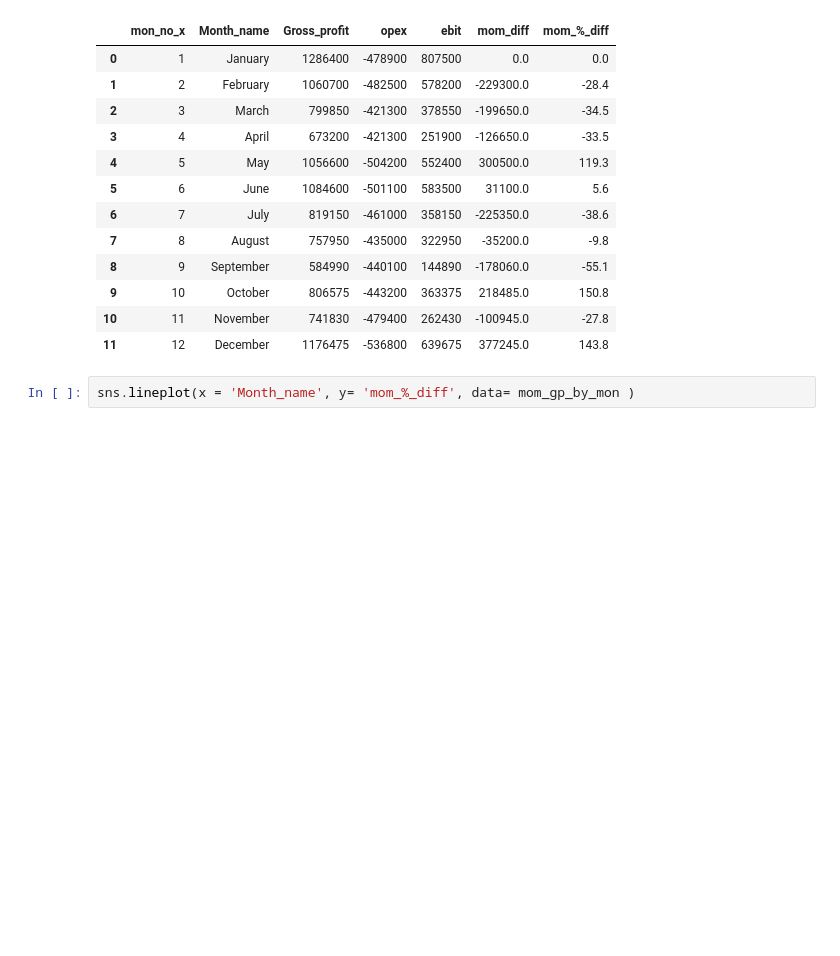
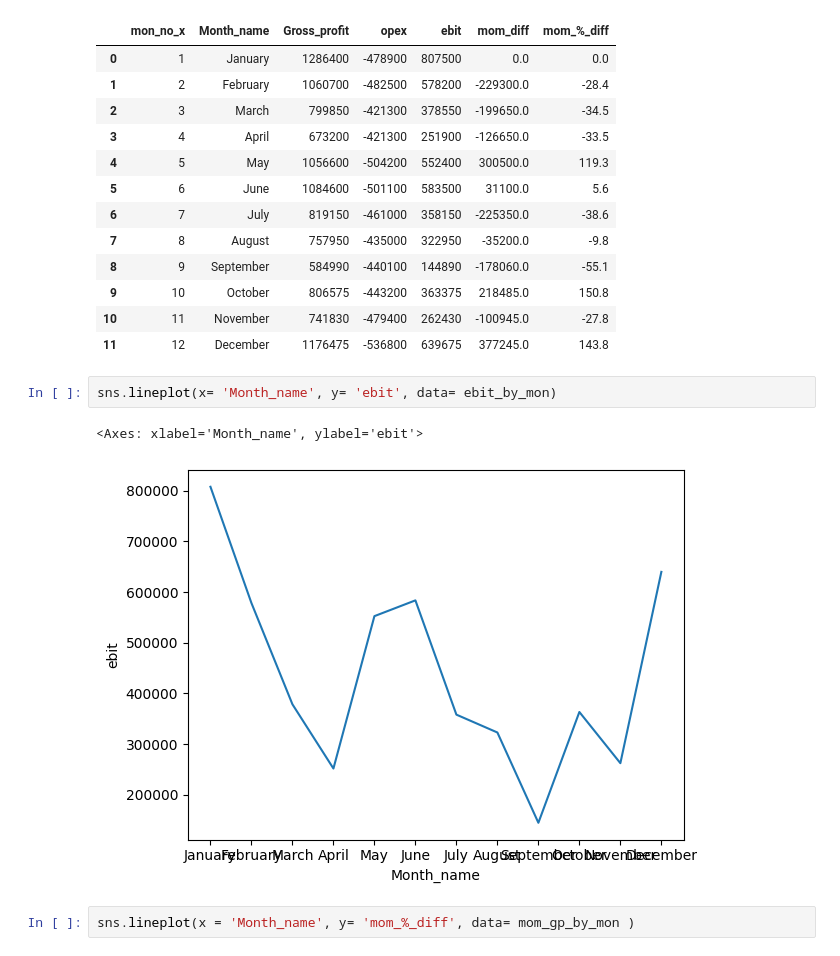
Before and after one commit to djibril968/Python_projects, a Jupyter notebook: Onyx_Financial_Analysis.ipynb, the cells around one changed output. Drawn from its saved outputs; the diff is of its cells as text; blank space fills up the shorter version.

```diff
--- a/Onyx_Financial_Analysis.ipynb
+++ b/Onyx_Financial_Analysis.ipynb
@@ -938,6 +938,11 @@ See the caveats in the documentation: https://pandas.pydata.org/pandas-docs/stab
 | 9 | 10 | October | 806575 | -443200 | 363375 | 218485.0 | 150.8 |
 | 10 | 11 | November | 741830 | -479400 | 262430 | -100945.0 | -27.8 |
 | 11 | 12 | December | 1176475 | -536800 | 639675 | 377245.0 | 143.8 |
+# %%
+sns.lineplot(x= 'Month_name', y= 'ebit', data= ebit_by_mon)
+# %% [output]
+<Axes: xlabel='Month_name', ylabel='ebit'>
+[figure, added]
 # %%
 sns.lineplot(x = 'Month_name', y= 'mom_%_diff', data= mom_gp_by_mon )
 # %% [output]
```
